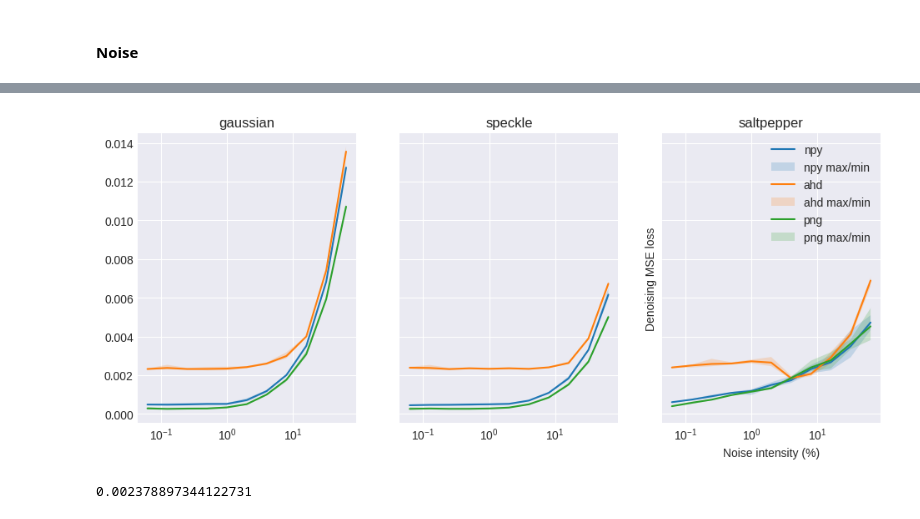
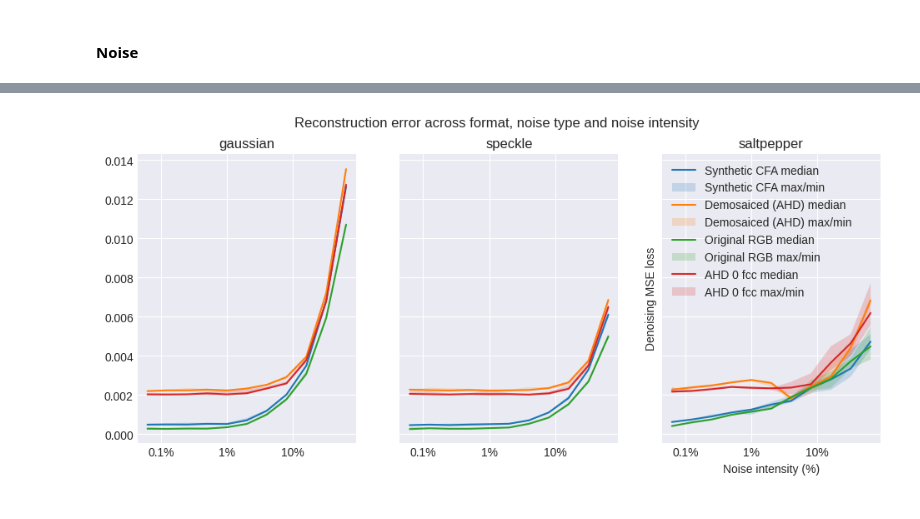
Before and after one commit to GustavMH/cfa-raw, a Jupyter notebook: notebooks/dataset-exploration.ipynb, the cells around one changed output, grey strips where cells are left out. Saved outputs shown, nothing was run; the diff lists cells and outputs as text; code cells hidden in the pictures.

```diff
--- a/notebooks/dataset-exploration.ipynb
+++ b/notebooks/dataset-exploration.ipynb
@@ -371,7 +374,7 @@ from pathlib     import Path
 from itertools   import product, combinations
 from scipy.stats import mannwhitneyu, norm
 
-formats     = ["npy", "ahd", "png"]
+formats     = ["npy", "ahdnogamma", "png", "ahdcc0"]
 noises      = ["gaussian", "speckle", "saltpepper"]
 intensities = [
     '64', '32', '16', '8',
@@ -396,5 +399,5 @@ for (noise, intensity) in product(noises, intensities):
         ttest = mannwhitneyu(loss1, loss2)
         pval  = ttest.pvalue
         tstat = abs(ttest.statistic)
-        print(f"{type1:3}: {loss1.mean():.4f} {type2:3}: {loss2.mean():.4f} {noise:10} {intensity:4} sig:{pval < 0.05:1} pval:{pval:.4f}")
+        print(f"{type1:10}: {loss1.mean():.4f} {type2:10}: {loss2.mean():.4f} {noise:10} {intensity:7} sig:{pval < 0.05:1} pval:{pval:.4f}")
 # %% [output]
@@ -419,7 +422,7 @@ ahd: 0.0024 png: 0.0004 saltpepper 0.0625 sig:1 pval:0.0079
 bins=[i * 0.0003 for i in range(41)]
 fig, ax = plt.subplots(3,3)
 
-for n, (noise, intensity) in enumerate(list(product(noises, intensities))):
+for n, (noise, intensity) in enumerate(list(product(noises, intensities[:3]))):
     for format in formats:
         loss = read_loss_files(loss_path, format, noise, intensity).mean(axis=1)
         ax.flat[n].hist(loss, alpha=.6, bins=bins)
@@ -475,29 +481,48 @@ np.array([l.T for l in np.split(ra, 4, axis=0)]).mean(axis=0)
 # %%
 fig, ax = plt.subplots(1,3, sharex=True, sharey=True)
 fig.set_size_inches(11.5, 4.5)
 
 for n, noise in enumerate(noises):
     ax.flat[n].set_title(noise)
-    for format in formats:
+    for color_idx, format in enumerate(formats):
         losses = np.array([
             read_loss_files(loss_path, format, noise, intensity).mean(axis=1)
             for intensity in intensities
         ])
         #print(losses.max(axis=1), losses.mean(axis=1), losses.min(axis=1))
-        mean = losses.mean(axis=1)
+        mean = np.median(losses, axis=1)
+        #for loss in losses.T:
+        #    ax.flat[n].plot([float(i) for i in intensities], loss, alpha=.2, color=COLORS[color_idx])
         ax.flat[n].plot([float(i) for i in intensities], mean)
         ax.flat[n].fill_between([float(i) for i in intensities], losses.min(axis=1), losses.max(axis=1), alpha=.2)
+        #ax.flat[n].fill_between([float(i) for i in intensities], np.quantile(losses,0.3,axis=1), np.quantile(losses, 0.7,axis=1), alpha=.2)
+
+namemap = {
+    "npy": "Synthetic CFA",
+    "ahdnogamma": "Demosaiced (AHD)",
+    "png": "Original RGB",
+    "ahdcc0": "AHD 0 fcc"
+}
 
 #plt.yscale('log')
+fig.suptitle("Reconstruction error across format, noise type and noise intensity")
 plt.xscale('log')
+#plt.ylim([0, 0.007])
 plt.ylabel("Denoising MSE loss")
 plt.xlabel("Noise intensity (%)")
-plt.legend(list(np.array([[format, f"{format} max/min"] for format in formats]).flat))
+plt.legend(list(np.array([[f"{namemap[format]} median", f"{namemap[format]} max/min"] for format in formats]).flat))
+
+def pctFormat(x, pos):
+    return f"{x:.2g}%"
+
+# Plot MSRE before denoising
+# No noise, how much does demosaicing destroy
+# Why can't we get the performce
+# fix dcraw
+# Do bilinear
+# smooth L1, MAE
+# Train for multiple noise levels
+fig.gca().xaxis.set_major_formatter(FuncFormatter(pctFormat))
 plt.show()
 # %% [output]
-[figure, old version]
+[figure, new version]
-# %%
-a = read_loss_files(loss_path, "ahd", "gaussian", "0.125").mean()
-a
-# %% [output]
-0.002378897344122731
```
Also changed, not shown: parts of 7 cells of this notebook, 2 other files.
